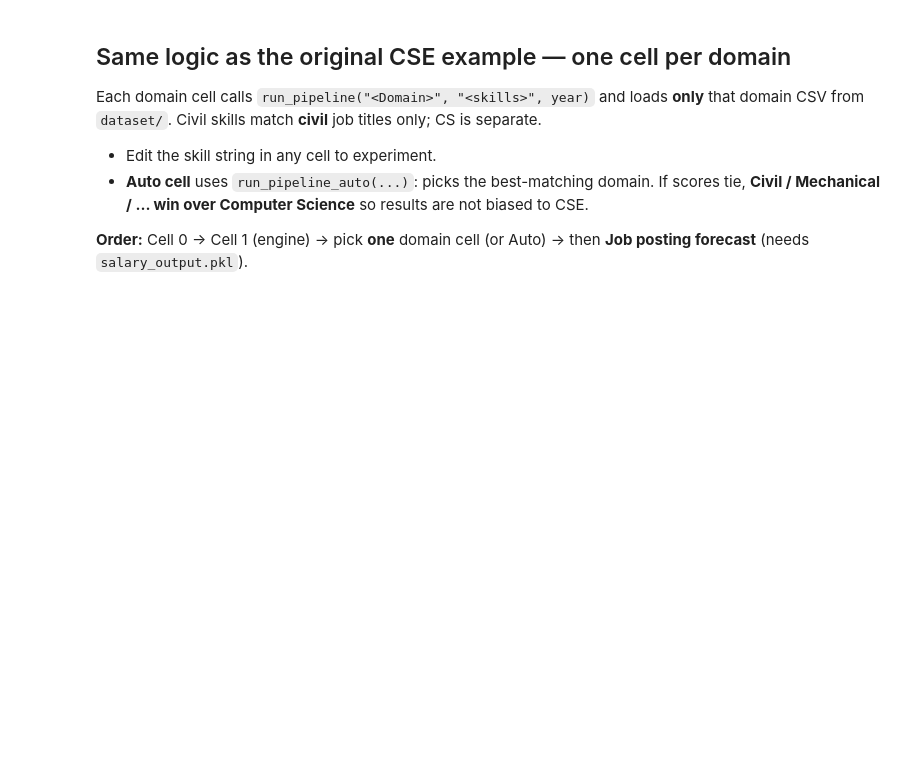
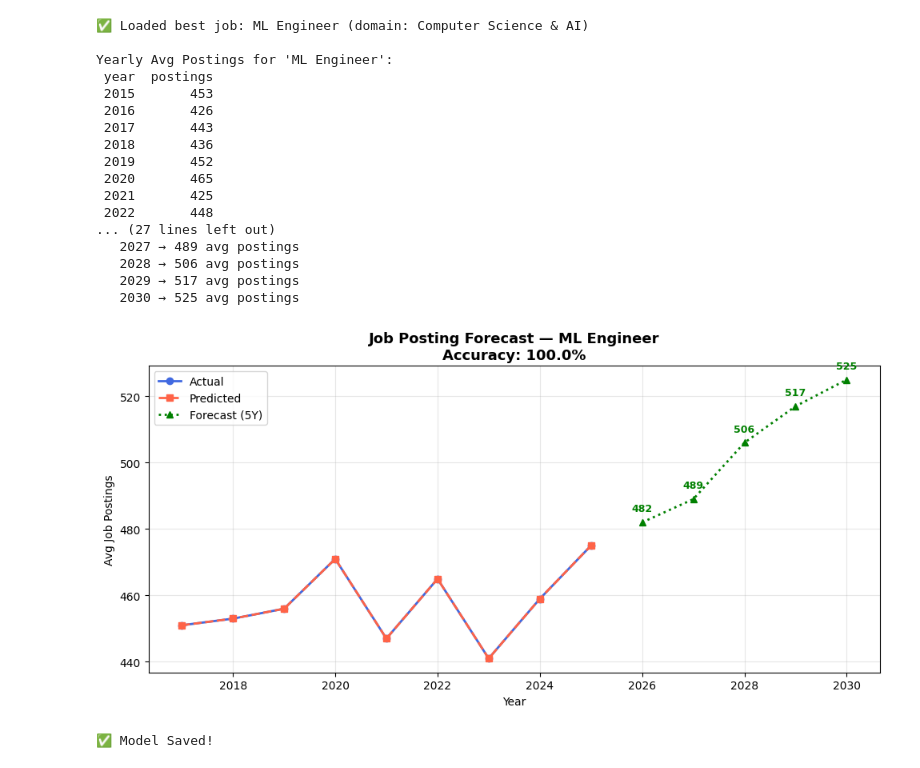
Before and after one commit to MANISH42r/fulldevpro, a Jupyter notebook: proj.ipynb, the cells around one changed output. Saved outputs shown, nothing was run; the diff lists cells and outputs as text; code cells hidden in the pictures; blank space fills up the shorter version.

```diff
--- a/proj.ipynb
+++ b/proj.ipynb
@@ -421,9 +343,0 @@ print('  run_pipeline_auto("python, pytorch, sql", 2025)')
-# %% [markdown]
-## Same logic as the original CSE example — one cell per domain
-
-Each domain cell calls `run_pipeline("<Domain>", "<skills>", year)` and loads **only** that domain CSV from `dataset/`. Civil skills match **civil** job titles only; CS is separate.
-
-- Edit the skill string in any cell to experiment.
-- **Auto cell** uses `run_pipeline_auto(...)`: picks the best-matching domain. If scores tie, **Civil / Mechanical / … win over Computer Science** so results are not biased to CSE.
-
-**Order:** Cell 0 → Cell 1 (engine) → pick **one** domain cell (or Auto) → then **Job posting forecast** (needs `salary_output.pkl`).
@@ -457,6 +344,4 @@ run_pipeline_auto("revit, staad pro, primavera, boq", 2025)
 # %%
-# Job posting forecast (run after any run_pipeline above)
-
 # ==============================
 # 1 Import Libraries
 # ==============================
@@ -476,7 +361,7 @@ best_job = data['best_job']
 df       = data['df']
 career_field = data.get('career_field', 'Computer Science & AI')
 
-print(f"OK Loaded best job: {best_job} (domain: {career_field})")
+print(f"✅ Loaded best job: {best_job} (domain: {career_field})")
 
 # ==============================
 # 3 Aggregate postings per year
@@ -489,7 +374,7 @@ print(f"\nYearly Avg Postings for '{best_job}':")
 print(job_yearly.to_string(index=False))
 
 # ==============================
-# 3.1 ROLE-BASED REALISTIC TREND
+# 🔥 3.1 ROLE-BASED REALISTIC TREND
 # ==============================
 np.random.seed(42)
 
@@ -504,10 +389,6 @@ elif career_field == "Civil Engineering":
     trend = np.linspace(0, 32, len(base))
 elif career_field == "Mechanical Engineering":
     trend = np.linspace(0, 28, len(base))
-elif career_field == "Electrical Engineering":
-    trend = np.linspace(0, 30, len(base))
-elif career_field == "Electronics & Communication Engineering":
-    trend = np.linspace(0, 35, len(base))
 elif career_field == "Textile":
     trend = np.linspace(0, -12, len(base))
 elif "ai" in job_lower or "machine learning" in job_lower or "data scientist" in job_lower:
@@ -522,7 +403,7 @@ else:
 noise = np.random.normal(0, 8, len(base))
 job_yearly['postings'] = (base + trend + noise).round().astype(int)
 
-print("\nOK Adjusted postings:")
+print("\n✅ Adjusted postings:")
 print(job_yearly.to_string(index=False))
 
 # ==============================
@@ -575,7 +456,7 @@ print(f"Accuracy : {round(acc, 2)}%")
 print("============================================")
 
 # ==============================
-# 7 Forecast Next 5 Years (INDUSTRY LEVEL)
+# 🔥 7 Forecast Next 5 Years (INDUSTRY LEVEL)
 # ==============================
 
 # Role-based growth rate (aligned with career domain)
@@ -587,10 +468,6 @@ elif career_field == "Civil Engineering":
     growth_rate = 0.032
 elif career_field == "Mechanical Engineering":
     growth_rate = 0.028
-elif career_field == "Electrical Engineering":
-    growth_rate = 0.03
-elif career_field == "Electronics & Communication Engineering":
-    growth_rate = 0.033
 elif career_field == "Textile":
     growth_rate = -0.008
 elif "ai" in job_lower or "machine learning" in job_lower:
@@ -619,14 +496,18 @@ for i, yr in enumerate(future_years):
 
     row = np.array([[yr, trend_idx, year_sq, lag1, lag2, rolling_mean]])
 
+    # base ML prediction
     pred = model.predict(row)[0]
 
+    # 🔥 apply growth
     growth_factor = 1 + (growth_rate * (i+1))
 
+    # 🔥 controlled noise
     noise = np.random.normal(0, 5)
 
     pred = pred * growth_factor + noise
 
+    # 🔥 smooth progression (no flat / no sudden drop)
     prev = last_vals[-1]
     pred = max(pred, prev * (1 + growth_rate/2))
 
@@ -635,9 +516,9 @@ for i, yr in enumerate(future_years):
     future_postings.append(pred)
     last_vals.append(pred)
 
-print(f"\nJob Posting Forecast for '{best_job}' (Next 5 Years):")
+print(f"\n📅 Job Posting Forecast for '{best_job}' (Next 5 Years):")
 for yr, val in zip(future_years, future_postings):
-    print(f"   {yr} -> {val} avg postings")
+    print(f"   {yr} → {val} avg postings")
 
 # ==============================
 # 8 Graph
@@ -653,31 +534,51 @@ plt.plot(years_arr, y_all_pred,
          linewidth=2, linestyle='--', marker='s')
 
 plt.plot(future_years, future_postings,
          label='Forecast (5Y)', color='green',
          linewidth=2, linestyle=':', marker='^')
 
 for yr, val in zip(future_years, future_postings):
     plt.annotate(f'{val}', (yr, val),
                  textcoords="offset points", xytext=(0, 10),
                  ha='center', fontsize=9,
                  color='green', fontweight='bold')
 
 plt.fill_between(years_arr, y, y_all_pred,
                  alpha=0.15, color='orange')
 
 plt.title(f"Job Posting Forecast — {best_job}\n"
           f"Accuracy: {round(acc,2)}%",
           fontsize=13, fontweight='bold')
 
 plt.xlabel("Year")
 plt.ylabel("Avg Job Postings")
 plt.legend()
 plt.grid(alpha=0.3)
 plt.tight_layout()
 plt.show()
 
 # ==============================
 # 9 Save
 # ==============================
 joblib.dump(model, "job_posting_model.pkl")
-print("\nOK Model Saved!")
+print("\n✅ Model Saved!")
+# %% [output]
+✅ Loaded best job: ML Engineer (domain: Computer Science & AI)
+
+Yearly Avg Postings for 'ML Engineer':
+ year  postings
+ 2015       453
+ 2016       426
+ 2017       443
+ 2018       436
+ 2019       452
+ 2020       465
+ 2021       425
+ 2022       448
+... (27 lines left out)
+   2027 → 489 avg postings
+   2028 → 506 avg postings
+   2029 → 517 avg postings
+   2030 → 525 avg postings
+[figure, added]
+✅ Model Saved!
```
Also changed, not shown: parts of 11 cells of this notebook, 3 other files.
